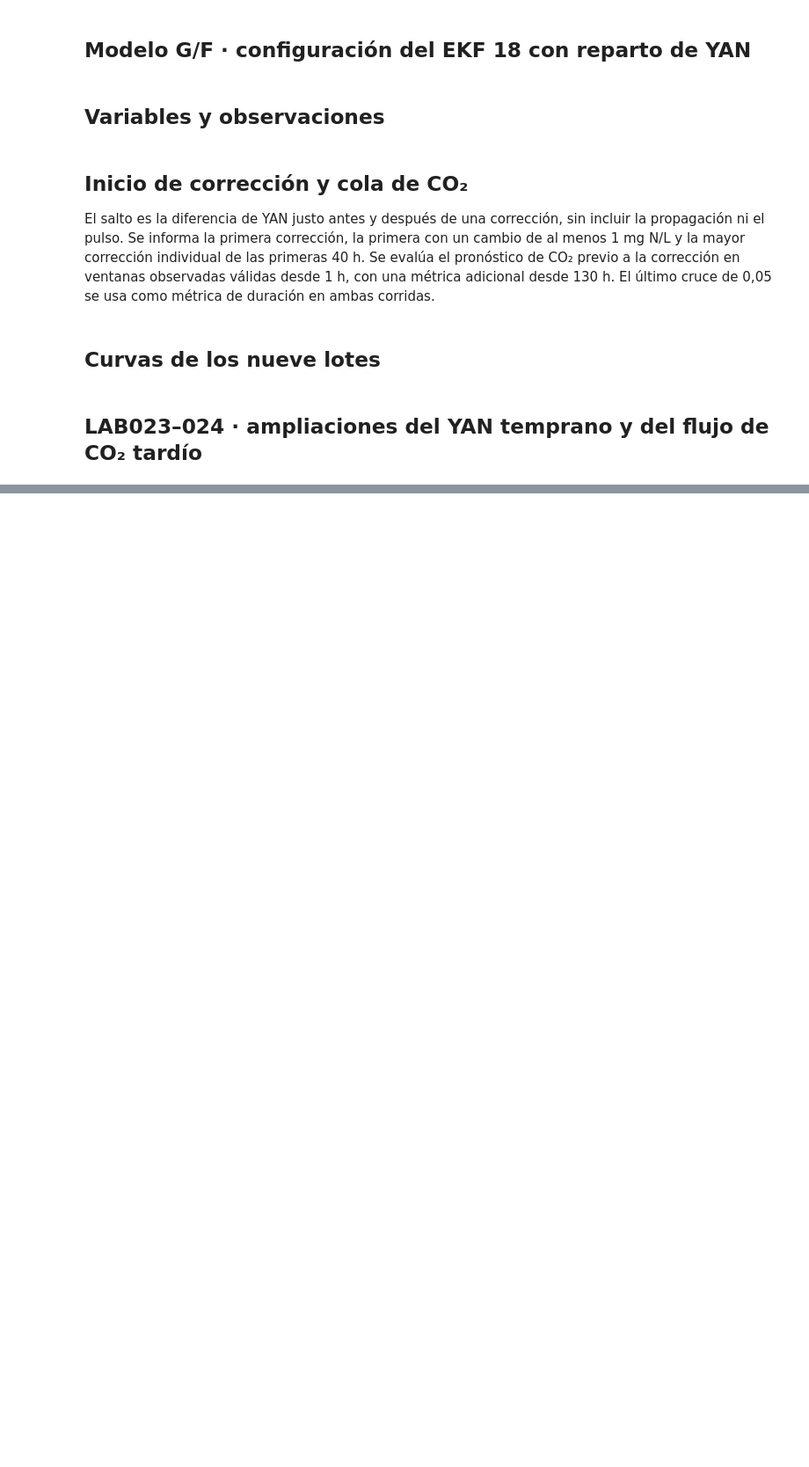
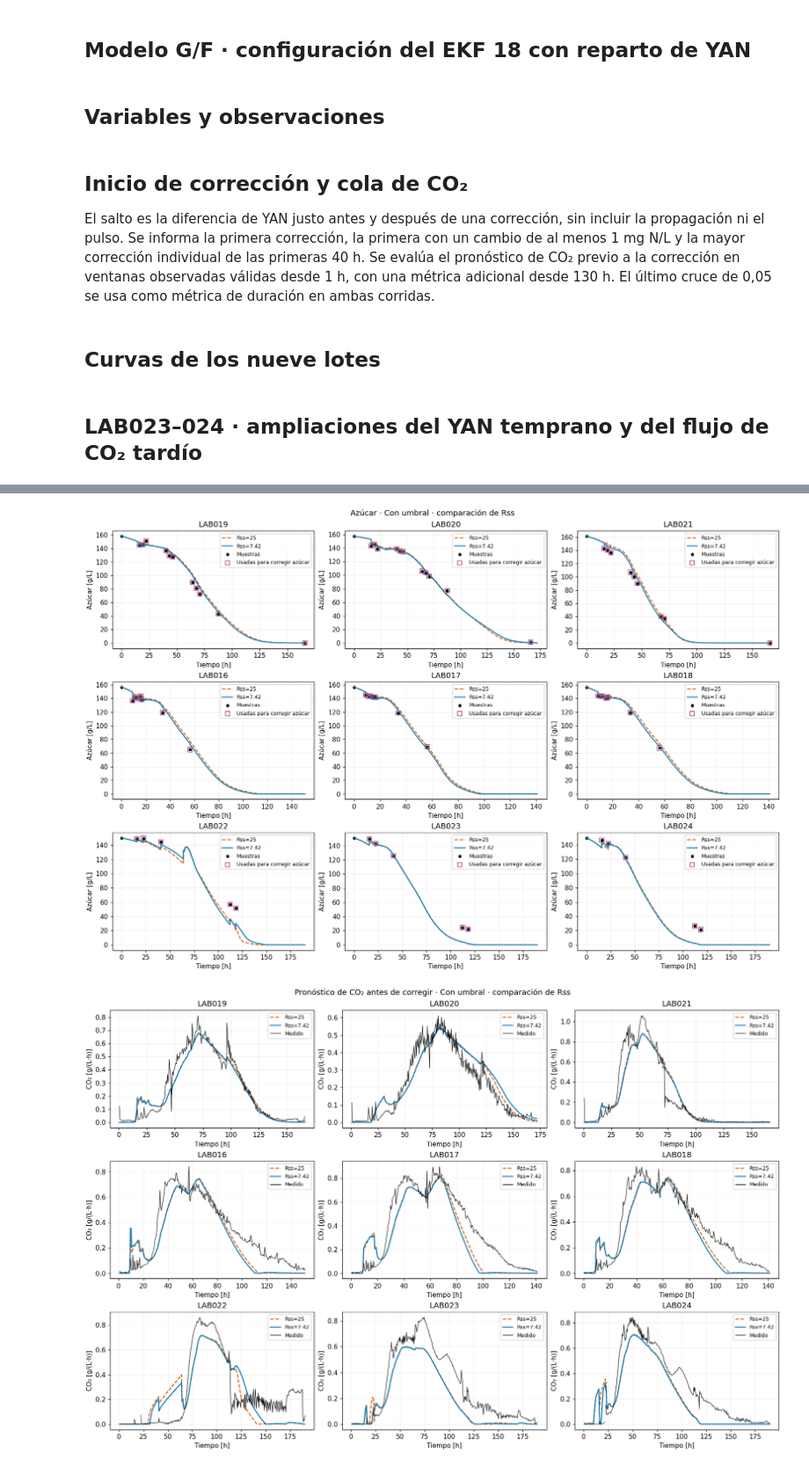
Before and after one commit to crodv/wine-fermentation, a Jupyter notebook: notebooks/EKF/21_ekf_s_gf_sin_umbral_co2_lab016_024.source.ipynb, the cells around one changed output, grey strips where cells are left out. Shown at 88% size. Cells and saved outputs as stored; diff of their text form; code cells hidden in the pictures; blank space fills up the shorter version.

```diff
--- a/notebooks/EKF/21_ekf_s_gf_sin_umbral_co2_lab016_024.source.ipynb
+++ b/notebooks/EKF/21_ekf_s_gf_sin_umbral_co2_lab016_024.source.ipynb
@@ -328,0 +899,41 @@ for variable, limits in (("N", (0, 40)), ("CO2", (100, 190))):
+# %%
+for variable in ('S','CO2'):
+    fig,axes=plt.subplots(3,3,figsize=(15,10),layout='constrained')
+    for ax,lab in zip(axes.flat,ORDER):
+        for rss,color,style in [(25.,'#D55E00','--'),(7.42,'#0072B2','-')]:
+            run,states,gas,trace,direct=rss_runs[lab,rss]
+            if variable=='S':ax.plot(trace.time,trace.S,color=color,ls=style,label=f'Rss={rss:g}')
+            else:ax.plot(gas.t_h,gas.forecast,color=color,ls=style,label=f'Rss={rss:g}')
+        if variable=='S':
+            tt,vv=lab_samples('S',lab,'S')
+            if lab in ('LAB016','LAB017','LAB018'):
+                d=density_points[lab];tt=np.r_[d['initial_time'],d['times']];vv=np.r_[d['initial_sugar'],d['sugar']]
+            ax.scatter(tt,vv,color='black',s=15,label='Muestras')
+            ax.scatter(direct.time,direct.measured,marker='s',facecolors='none',edgecolors='#AA3377',s=45,label='Usadas para corregir azúcar')
+        else:ax.plot(gas.t_h,gas.measured.where(gas.valid),color='black',lw=.7,label='Medido')
+        ax.set(title=lab,xlabel='Tiempo [h]',ylabel='Azúcar [g/L]' if variable=='S' else 'CO₂ [g/(L·h)]')
+        ax.grid(alpha=.2);ax.legend(fontsize=8)
+    fig.suptitle(('Azúcar' if variable=='S' else 'Pronóstico de CO₂ antes de corregir')+' · Con umbral · comparación de Rss')
+    plt.show()
+
+fig,axes=plt.subplots(4,2,figsize=(14,12),layout='constrained',sharex=True)
+for col,lab in enumerate(('LAB023','LAB024')):
+    for rss,color,style in [(25.,'#D55E00','--'),(7.42,'#0072B2','-')]:
+        _,_,gas,trace,direct=rss_runs[lab,rss]
+        axes[0,col].plot(trace.time,trace.S,color=color,ls=style,label=f'Rss={rss:g}')
+        axes[1,col].plot(direct.time,direct.gain_direct,'o',color=color,label=f'Rss={rss:g}')
+        axes[2,col].plot(direct.time,direct.correction,'o',color=color,label=f'Rss={rss:g}')
+        axes[3,col].plot(gas.t_h,gas.forecast,color=color,ls=style,label=f'Rss={rss:g}')
+    axes[0,col].scatter(direct.time,direct.measured,color='black',s=20,label='Y15')
+    axes[0,col].scatter(direct.time,direct.measured,marker='s',facecolors='none',edgecolors='#AA3377',s=45,label='Usadas para corregir azúcar')
+    axes[0,col].set(title=lab,ylabel='Azúcar [g/L]',ylim=(-1,30))
+    axes[1,col].set_ylabel('Ganancia directa')
+    axes[2,col].set_ylabel('Corrección azúcar [g/L]')
+    axes[3,col].plot(gas.t_h,gas.measured.where(gas.valid),color='black',lw=.7,label='Medido')
+    axes[3,col].set(ylabel='CO₂ [g/(L·h)]',xlabel='Tiempo [h]')
+    for ax in axes[:,col]:ax.set_xlim(90,170);ax.grid(alpha=.2);ax.legend(fontsize=8)
+fig.suptitle('LAB023–024 · correcciones tardías y cola de CO₂ · Con umbral')
+plt.show()
+# %% [output]
+[figure, added]
+[figure, added]
```
Also changed, not shown: parts of 23 cells of this notebook, 3 other files.
